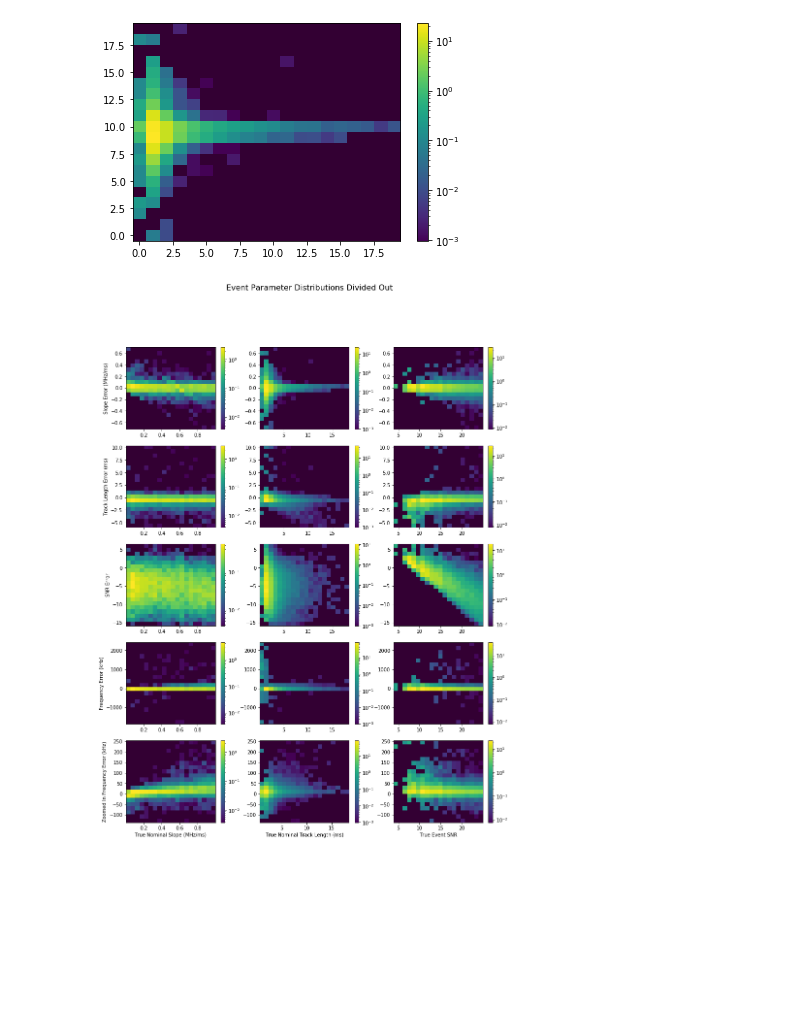
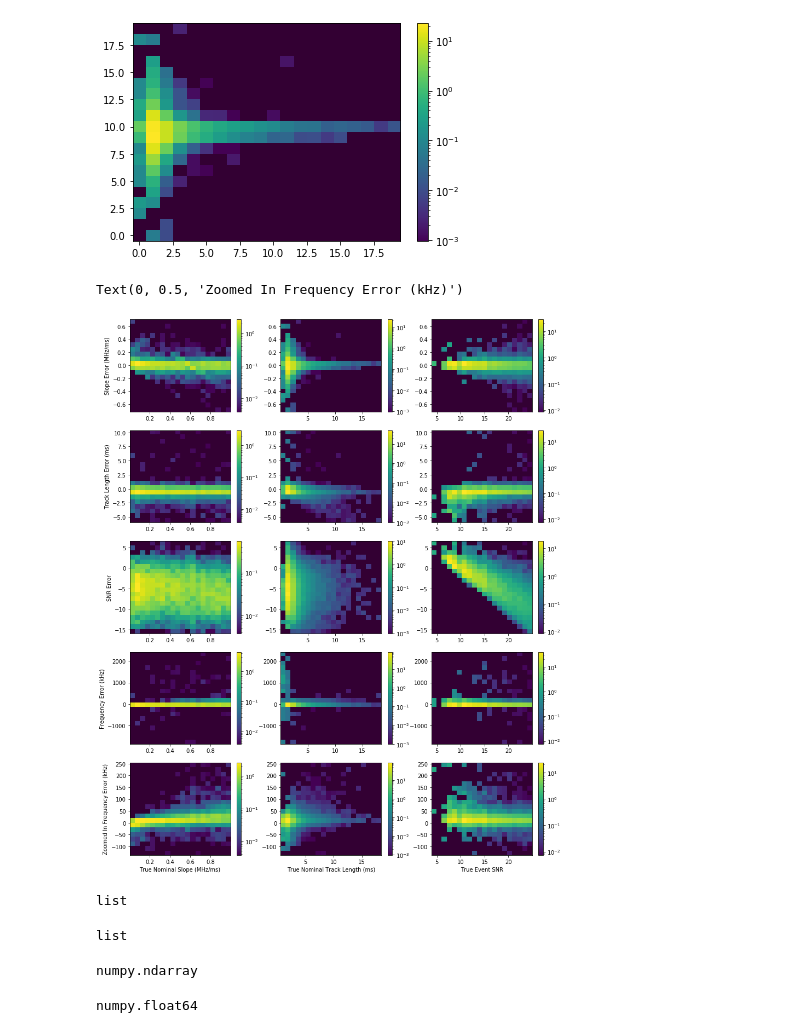
Before and after one commit to sierrawilde/P8_simulations, a Jupyter notebook: notebooks/Plot_matrix.ipynb, the cells around one changed output. Saved outputs shown, nothing was run; the diff lists cells and outputs as text; code cells hidden in the pictures; blank space fills up the shorter version.

```diff
--- a/notebooks/Plot_matrix.ipynb
+++ b/notebooks/Plot_matrix.ipynb
@@ -157,3 +158,16 @@ axes[5][3].set_ylim(bottom=-149)
 # %% [output]
 (-149, 265.44545391919416)
 [figure]
+# %%
+min_list = []
+max_list = []
+mode_list = []
+for param_err in [slope_error_hists, track_length_error_hists, snr_error_hists, freq_error_hists, zoomed_freq_error_hists]:
+    for param in param_err:
+        #print(type(param[0]))
+        mean_list = []
+        mean = np.mean(param[0], axis=0)
+        mode_list.append(np.nanmax(param[0]))
+        min_list.append(np.nanmin(mean))
+        max_list.append(np.nanmax(mean))
+print(mode_list)
@@ -316,38 +332,55 @@ plt.colorbar()
 [figure]
 # %%
 fig, axes = plt.subplots(5, 3, figsize=(14, 18))
-fig.suptitle('Event Parameter Distributions Divided Out', fontsize=16)
+#fig.suptitle('Event Parameter Distributions Divided Out', fontsize=16)
 for ax, param, extent in zip(axes[0], divided_2dhists[0], extents[0]):
     hist = ax.imshow(param, norm=colors.LogNorm(), cmap=my_cmap, origin='lower', extent=extent, aspect='auto')
     plt.colorbar(hist, ax=ax)
 
 axes[0][0].set_ylabel('Slope Error (MHz/ms)')
 
 for ax, param, extent in zip(axes[1], divided_2dhists[1], extents[1]):
     hist = ax.imshow(param, norm=colors.LogNorm(), cmap=my_cmap, origin='lower', extent=extent, aspect='auto')
     plt.colorbar(hist, ax=ax)
 
 axes[1][0].set_ylabel('Track Length Error (ms)')
 
 for ax, param, extent in zip(axes[2], divided_2dhists[2], extents[2]):
     hist = ax.imshow(param, norm=colors.LogNorm(), cmap=my_cmap, origin='lower', extent=extent, aspect='auto')
     plt.colorbar(hist, ax=ax)
 
 axes[2][0].set_ylabel('SNR Error')
 
 for ax, param, extent in zip(axes[3], divided_2dhists[3], extents[3]):
     hist = ax.imshow(param, norm=colors.LogNorm(), cmap=my_cmap, origin='lower', extent=extent, aspect='auto')
     plt.colorbar(hist, ax=ax)
 
 axes[3][0].set_ylabel('Frequency Error (kHz)')
 
 for ax, param, extent, name in zip(axes[4], divided_2dhists[4], extents[4], zoomed_params.keys()):
     hist = ax.imshow(param, norm=colors.LogNorm(), cmap=my_cmap, origin='lower', extent=extent, aspect='auto')
     plt.colorbar(hist, ax=ax)
     ax.set_xlabel(name)
 
 axes[4][0].set_ylabel('Zoomed In Frequency Error (kHz)')
 
-#plt.savefig('../20200626_sierra/divided_dist_plot_matrix.png')
+#plt.savefig('../20200626_sierra/divided_dist_event_properties.png')
 # %% [output]
+Text(0, 0.5, 'Zoomed In Frequency Error (kHz)')
-[figure, old version]
+[figure, new version]
+# %%
+type(divided_2dhists)
+# %% [output]
+list
+# %%
+type(divided_2dhists[0])
+# %% [output]
+list
+# %%
+type(divided_2dhists[0][0])
+# %% [output]
+numpy.ndarray
+# %%
+type(divided_2dhists[0][0][0])
+# %% [output]
+numpy.float64
```
Also changed, not shown: parts of 5 cells of this notebook, 1 other file.
